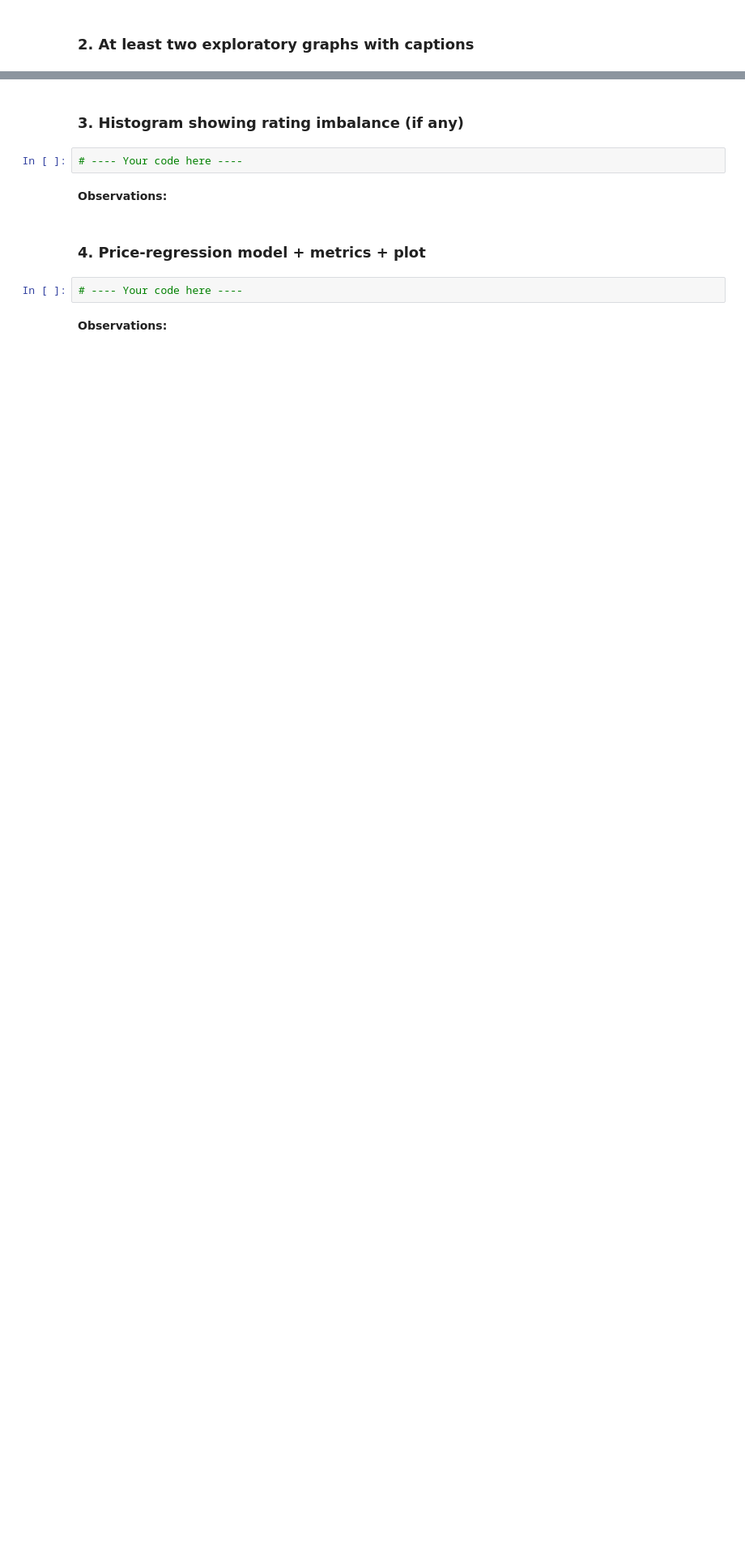
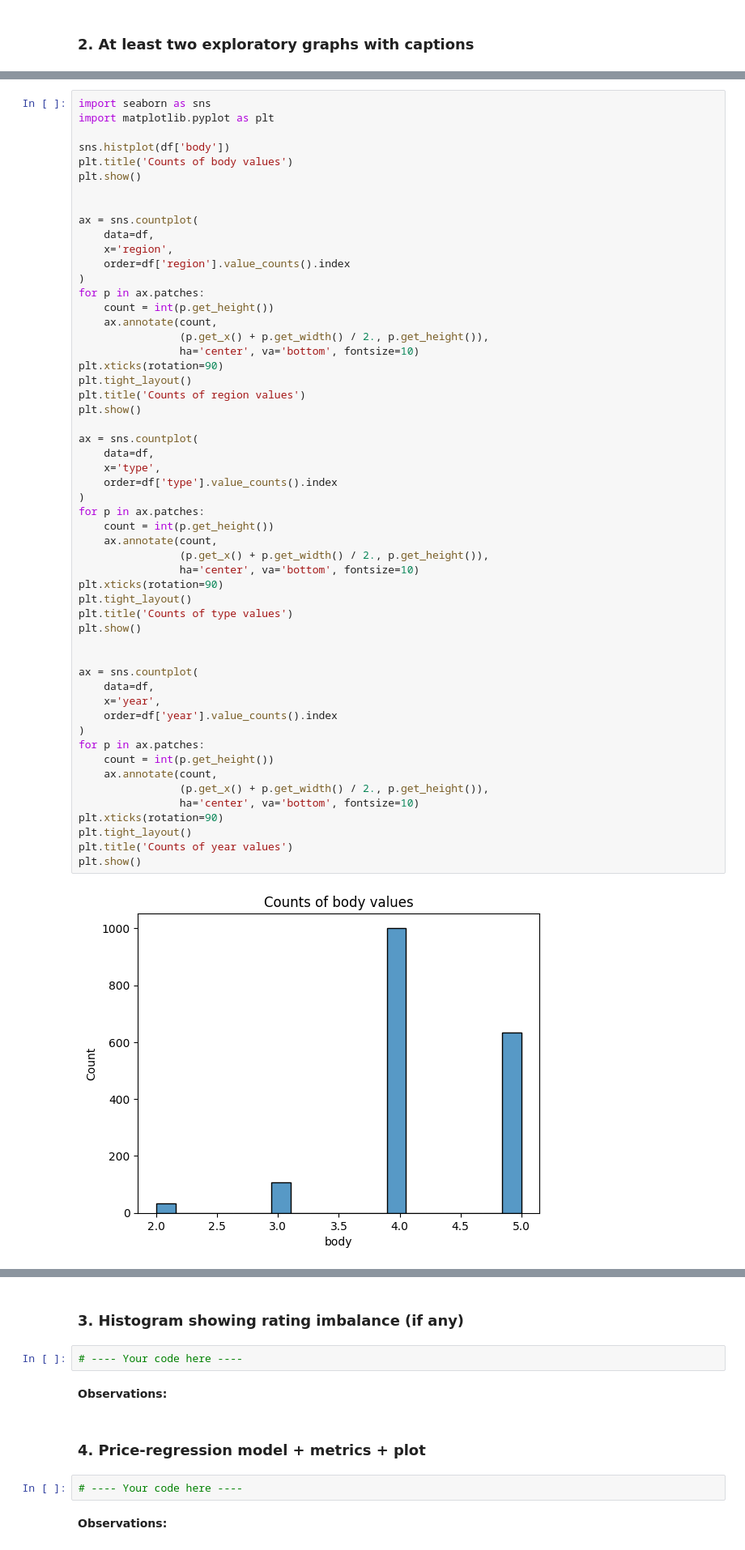
Before and after one commit to SailorJens/ML_Uni_Notebooks, a Jupyter notebook: wk3 Assessment Jens Segler - Regression.ipynb, the cells around one changed output, grey strips where cells are left out. Shown at 81% size. Saved outputs shown, nothing was run; the diff lists cells and outputs as text; blank space fills up the shorter version.

Commit message:
countplots added

```diff
--- a/wk3 Assessment Jens Segler - Regression.ipynb
+++ b/wk3 Assessment Jens Segler - Regression.ipynb
@@ -100,0 +97,56 @@ These attributes have a reasonable number of unique values (66 and 21, respectiv
+# %%
+import seaborn as sns
+import matplotlib.pyplot as plt
+
+sns.histplot(df['body'])
+plt.title('Counts of body values')
+plt.show()
+
+
+ax = sns.countplot(
+    data=df,
+    x='region',
+    order=df['region'].value_counts().index
+)
+for p in ax.patches:
+    count = int(p.get_height())
+    ax.annotate(count,
+                (p.get_x() + p.get_width() / 2., p.get_height()),
+                ha='center', va='bottom', fontsize=10)
+plt.xticks(rotation=90)
+plt.tight_layout()
+plt.title('Counts of region values')
+plt.show()
+
+ax = sns.countplot(
+    data=df,
+    x='type',
+    order=df['type'].value_counts().index
+)
+for p in ax.patches:
+    count = int(p.get_height())
+    ax.annotate(count,
+                (p.get_x() + p.get_width() / 2., p.get_height()),
+                ha='center', va='bottom', fontsize=10)
+plt.xticks(rotation=90)
+plt.tight_layout()
+plt.title('Counts of type values')
+plt.show()
+
+
+ax = sns.countplot(
+    data=df,
+    x='year',
+    order=df['year'].value_counts().index
+)
+for p in ax.patches:
+    count = int(p.get_height())
+    ax.annotate(count,
+                (p.get_x() + p.get_width() / 2., p.get_height()),
+                ha='center', va='bottom', fontsize=10)
+plt.xticks(rotation=90)
+plt.tight_layout()
+plt.title('Counts of year values')
+plt.show()
+# %% [output]
+[figure, added]
```
Also changed, not shown: parts of 4 cells of this notebook.
